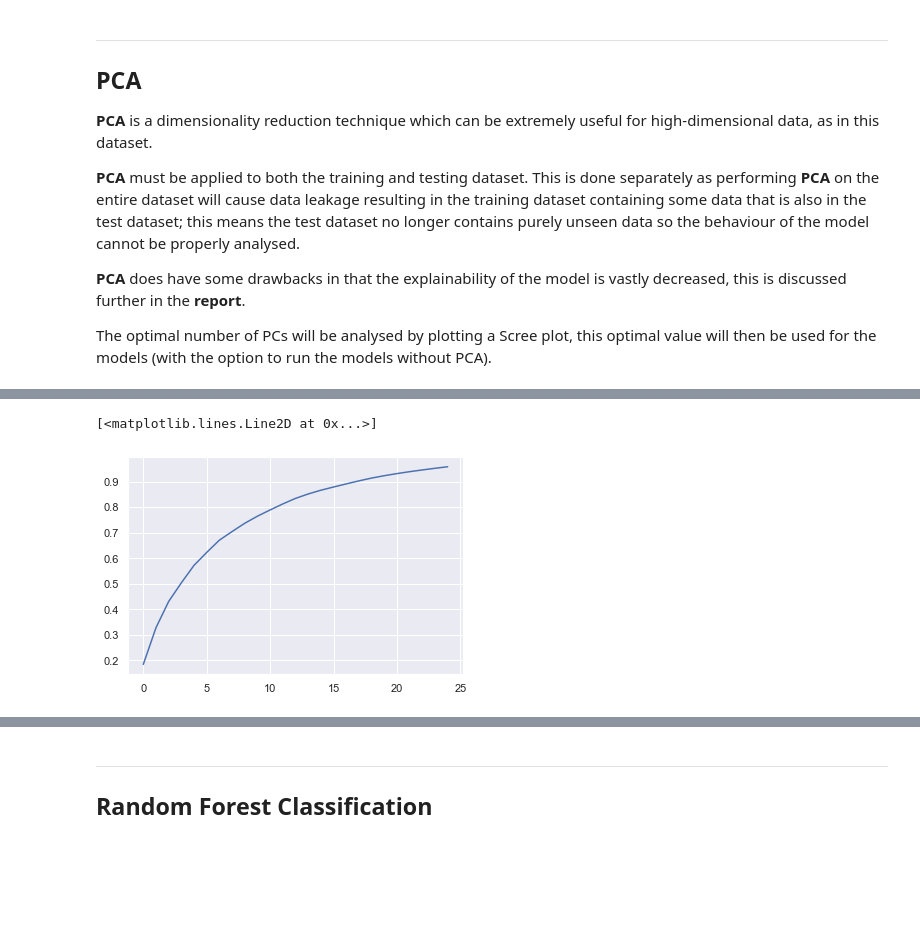
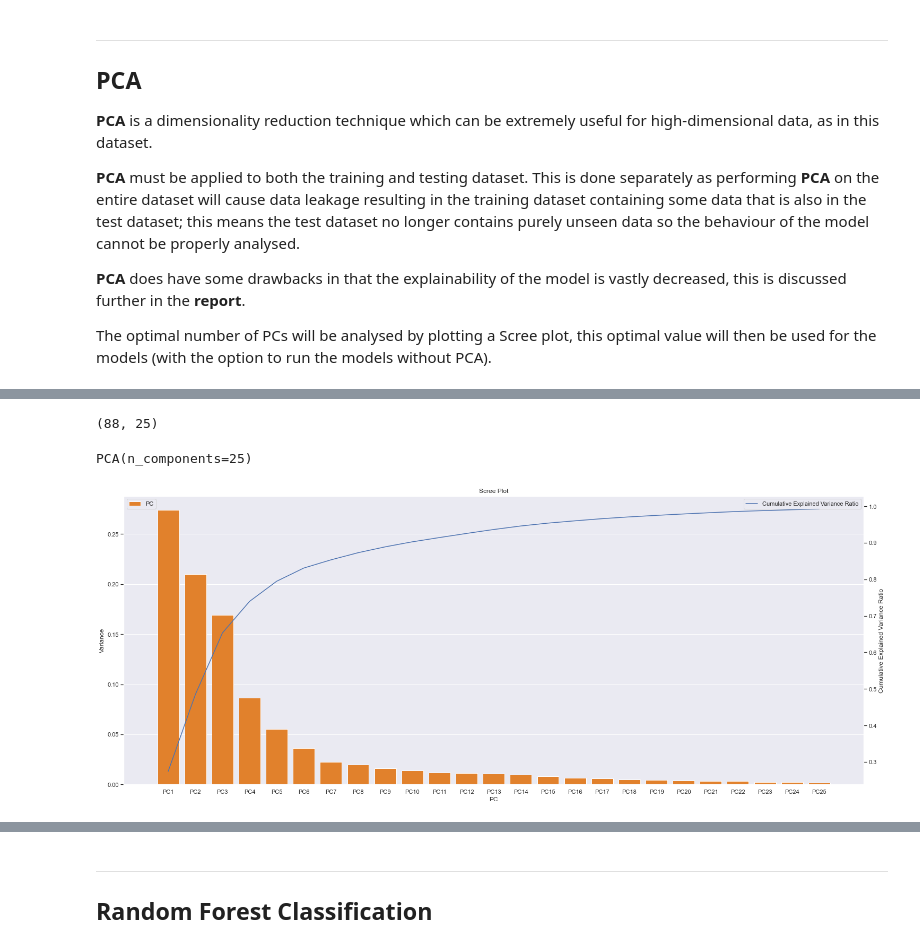
Before and after one commit to Danielwoodh/Robot-Failure-Classification, a Jupyter notebook: robot-failure-classification.ipynb, the cells around one changed output, grey strips where cells are left out. Drawn from its saved outputs; the diff is of its cells as text; code cells hidden in the pictures; blank space fills up the shorter version.

```diff
--- a/robot-failure-classification.ipynb
+++ b/robot-failure-classification.ipynb
@@ -532,3 +541,12 @@ As previously discussed, the datasets being used contain quite severe class imba
+# %%
+ss = StandardScaler()
+
+lp1 = binary_class_datasets['datasets'][0].copy()
+lp1_input = binary_class_datasets['input_cols'][0]
+
+lp1[lp1_input] = ss.fit_transform(
+    lp1[lp1_input]
+)
 # %% [markdown]
 ---
 ## PCA
@@ -591,5 +561,43 @@ array([0.18408519, 0.14366195, 0.10277484, 0.07306948, 0.06852313,
-# %%
-plt.plot(np.cumsum(pca.explained_variance_ratio_))
-# %% [output]
-[<matplotlib.lines.Line2D at 0x...>]
-[figure, removed]
+# %%
+pca.fit_transform(lp1[lp1_input]).shape
+# %% [output]
+(88, 25)
+# %%
+n_components = 25
+pca = PCA(n_components=n_components)
+pca.fit(lp1[lp1_input])
+# %% [output]
+PCA(n_components=25)
+# %%
+pc_cols = [f'PC{n}' for n in range(1, n_components + 1)]
+pc_var_df = pd.DataFrame(
+    {
+        'Variance': pca.explained_variance_ratio_,
+        'PC': pc_cols
+    }
+)
+
+fig, ax1 = plt.subplots(figsize=(25, 10))
+ax2 = ax1.twinx()
+
+sns.barplot(
+    x='PC', y='Variance',
+    data=pc_var_df,
+    label='PC',
+    color='tab:orange',
+    ax=ax1
+)
+ax2.plot(
+    np.cumsum(pca.explained_variance_ratio_),
+    label='Cumulative Explained Variance Ratio'
+)
+
+plt.title('Scree Plot')
+ax2.set_ylabel('Cumulative Explained Variance Ratio')
+
+ax1.legend(loc=2)
+ax2.legend()
+ax2.grid(b=None)
+plt.show()
+# %% [output]
+[figure, added]
```
Also changed, not shown: parts of 9 cells of this notebook.
